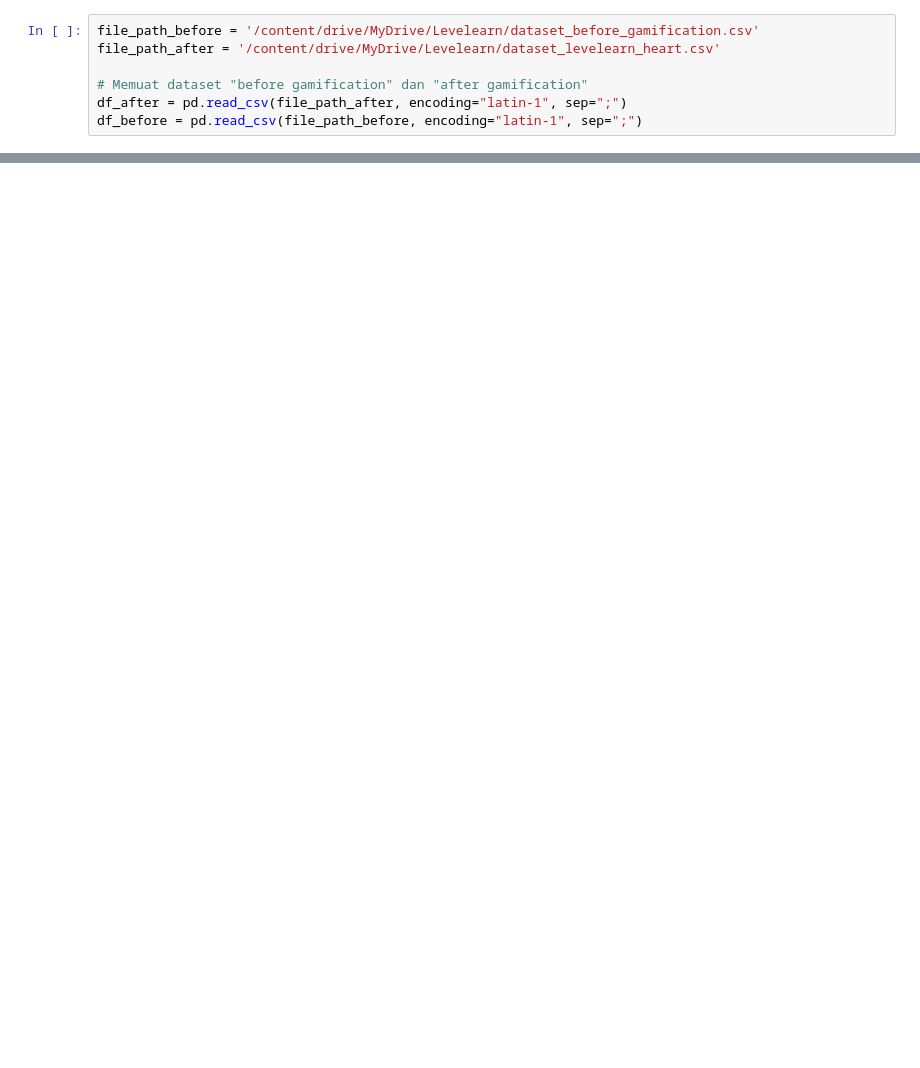
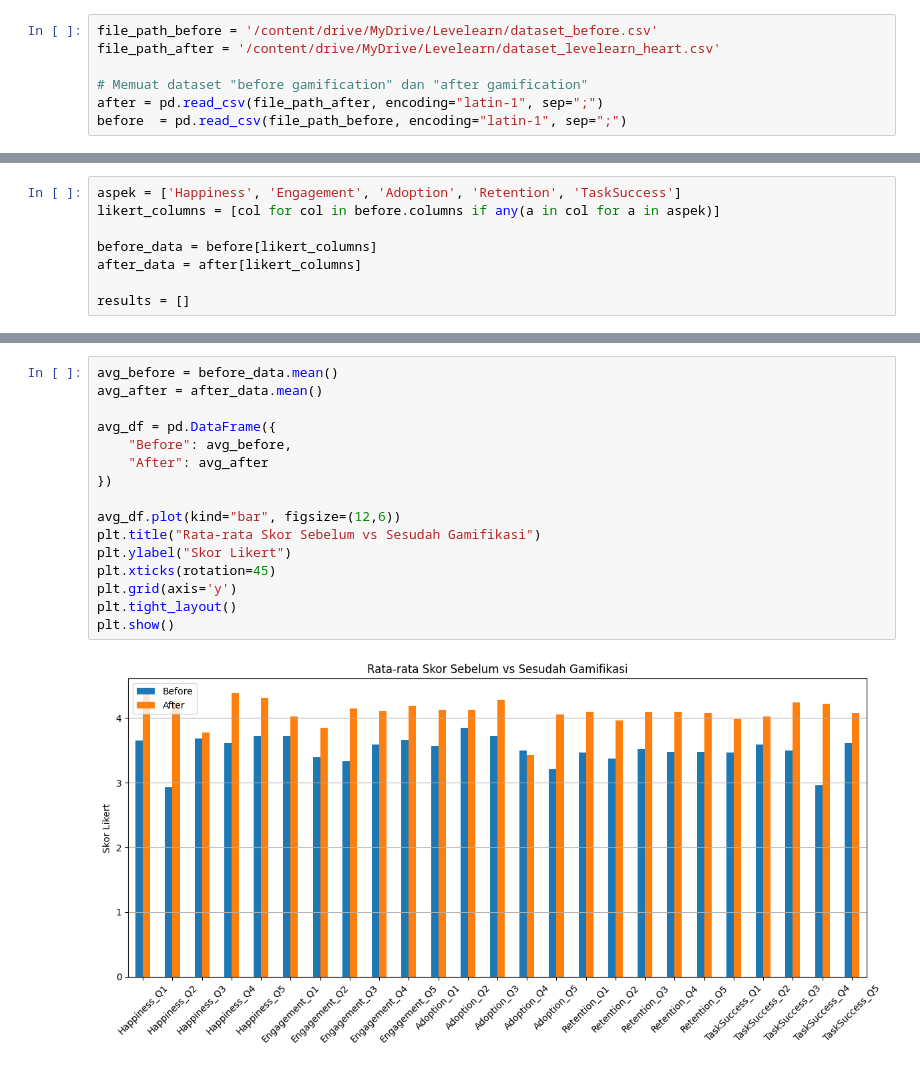
Before and after one commit to TRZs69/data-analysis, a Jupyter notebook: comparison_test.ipynb, the cells around one changed output, grey strips where cells are left out. Drawn from its saved outputs; the diff is of its cells as text; blank space fills up the shorter version.

Commit message:
Update Method and Visualization using Real Dataset

```diff
--- a/comparison_test.ipynb
+++ b/comparison_test.ipynb
@@ -13,7 +14,7 @@ Mounted at /content/drive
 # %%
-file_path_before = '/content/drive/MyDrive/Levelearn/dataset_before_gamification.csv'
+file_path_before = '/content/drive/MyDrive/Levelearn/dataset_before.csv'
 file_path_after = '/content/drive/MyDrive/Levelearn/dataset_levelearn_heart.csv'
 
 # Memuat dataset "before gamification" dan "after gamification"
-df_after = pd.read_csv(file_path_after, encoding="latin-1", sep=";")
-df_before = pd.read_csv(file_path_before, encoding="latin-1", sep=";")
+after = pd.read_csv(file_path_after, encoding="latin-1", sep=";")
+before  = pd.read_csv(file_path_before, encoding="latin-1", sep=";")
@@ -100,0 +21,8 @@ plt.show()
+# %%
+aspek = ['Happiness', 'Engagement', 'Adoption', 'Retention', 'TaskSuccess']
+likert_columns = [col for col in before.columns if any(a in col for a in aspek)]
+
+before_data = before[likert_columns]
+after_data = after[likert_columns]
+
+results = []
@@ -100,0 +130,18 @@ plt.show()
+# %%
+avg_before = before_data.mean()
+avg_after = after_data.mean()
+
+avg_df = pd.DataFrame({
+    "Before": avg_before,
+    "After": avg_after
+})
+
+avg_df.plot(kind="bar", figsize=(12,6))
+plt.title("Rata-rata Skor Sebelum vs Sesudah Gamifikasi")
+plt.ylabel("Skor Likert")
+plt.xticks(rotation=45)
+plt.grid(axis='y')
+plt.tight_layout()
+plt.show()
+# %% [output]
+[figure, added]
```
Also changed, not shown: parts of 9 cells of this notebook.
